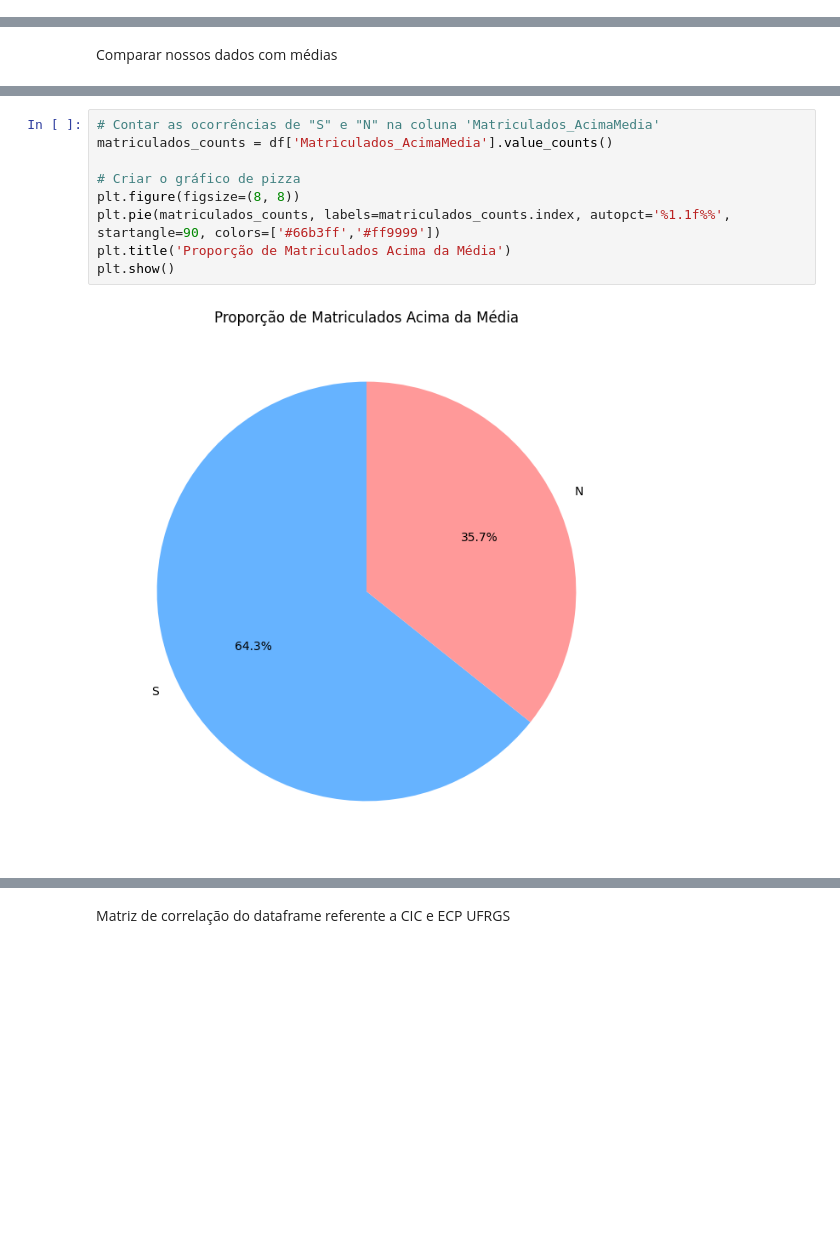
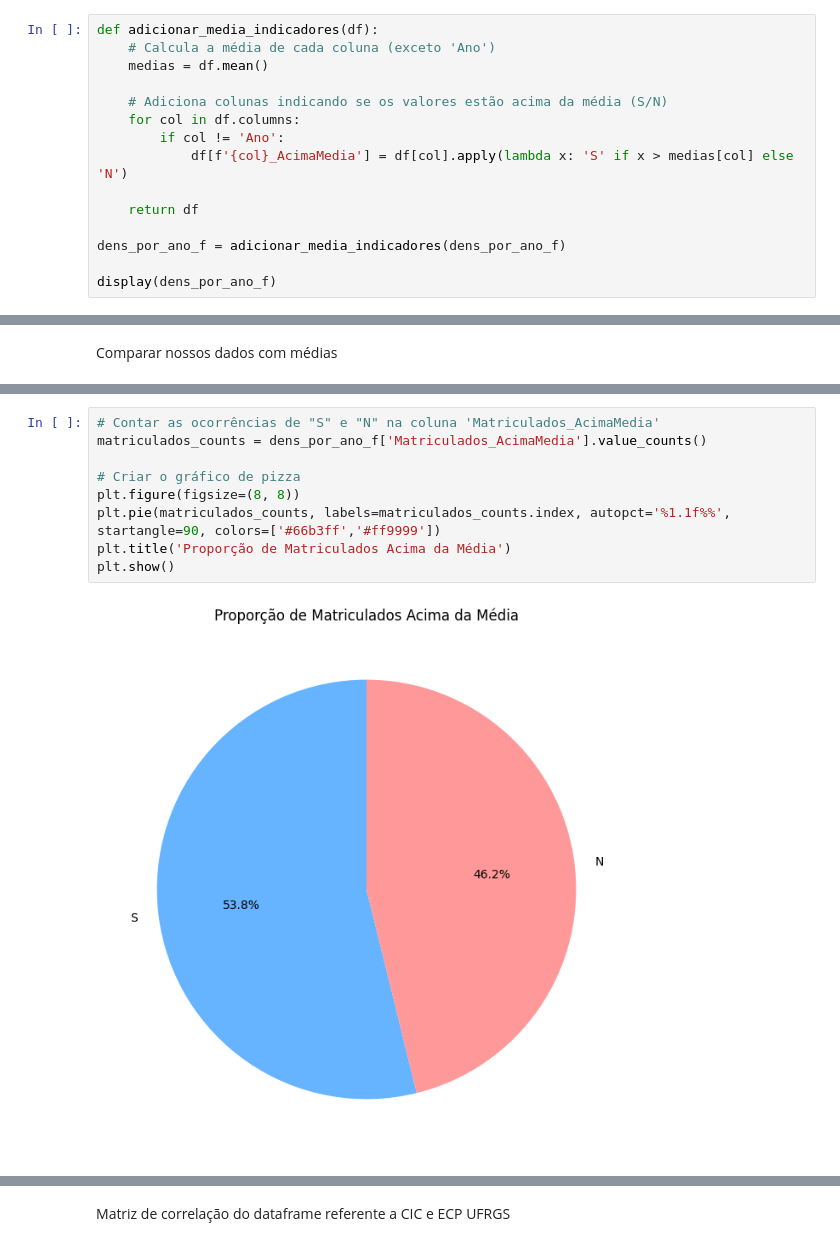
Before and after one commit to psicosleazy-dev/tcc, a Jupyter notebook: start_notebook.ipynb, the cells around one changed output, grey strips where cells are left out. Cells and saved outputs as stored; diff of their text form; blank space fills up the shorter version.

```diff
--- a/start_notebook.ipynb
+++ b/start_notebook.ipynb
@@ -876,0 +879,15 @@ display(dens_por_ano_f)
+# %%
+def adicionar_media_indicadores(df):
+    # Calcula a média de cada coluna (exceto 'Ano')
+    medias = df.mean()
+
+    # Adiciona colunas indicando se os valores estão acima da média (S/N)
+    for col in df.columns:
+        if col != 'Ano':
+            df[f'{col}_AcimaMedia'] = df[col].apply(lambda x: 'S' if x > medias[col] else 'N')
+
+    return df
+
+dens_por_ano_f = adicionar_media_indicadores(dens_por_ano_f)
+
+display(dens_por_ano_f)
@@ -911,13 +944,13 @@ plt.show()
 # %%
 # Contar as ocorrências de "S" e "N" na coluna 'Matriculados_AcimaMedia'
-matriculados_counts = df['Matriculados_AcimaMedia'].value_counts()
+matriculados_counts = dens_por_ano_f['Matriculados_AcimaMedia'].value_counts()
 
 # Criar o gráfico de pizza
 plt.figure(figsize=(8, 8))
 plt.pie(matriculados_counts, labels=matriculados_counts.index, autopct='%1.1f%%', startangle=90, colors=['#66b3ff','#ff9999'])
 plt.title('Proporção de Matriculados Acima da Média')
 plt.show()
 # %% [output]
-[figure, old version]
+[figure, new version]
 # %%
 # Contar as ocorrências de "S" e "N" na coluna 'Vinculados_AcimaMedia'
```
Also changed, not shown: parts of 34 cells of this notebook, 39 other files.
